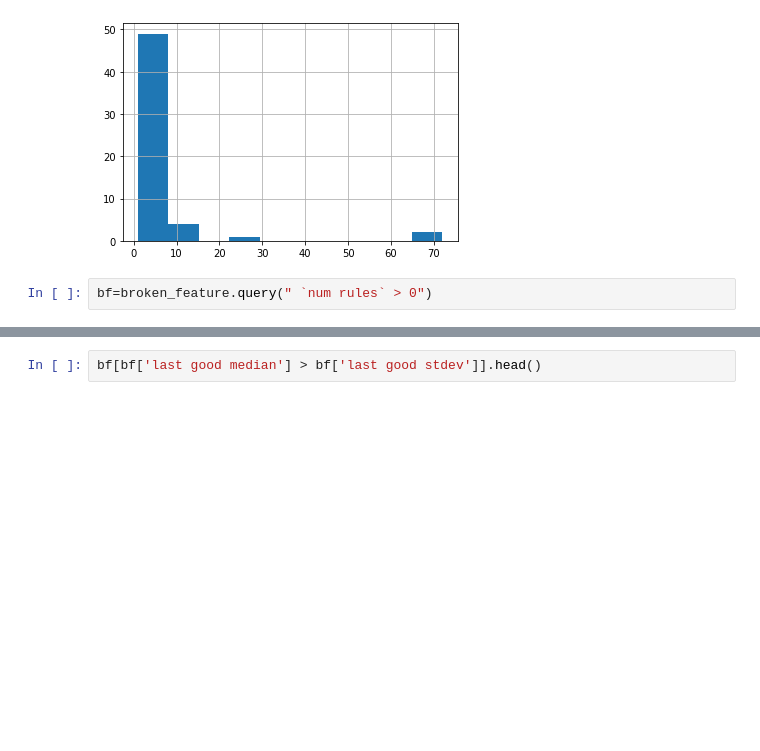
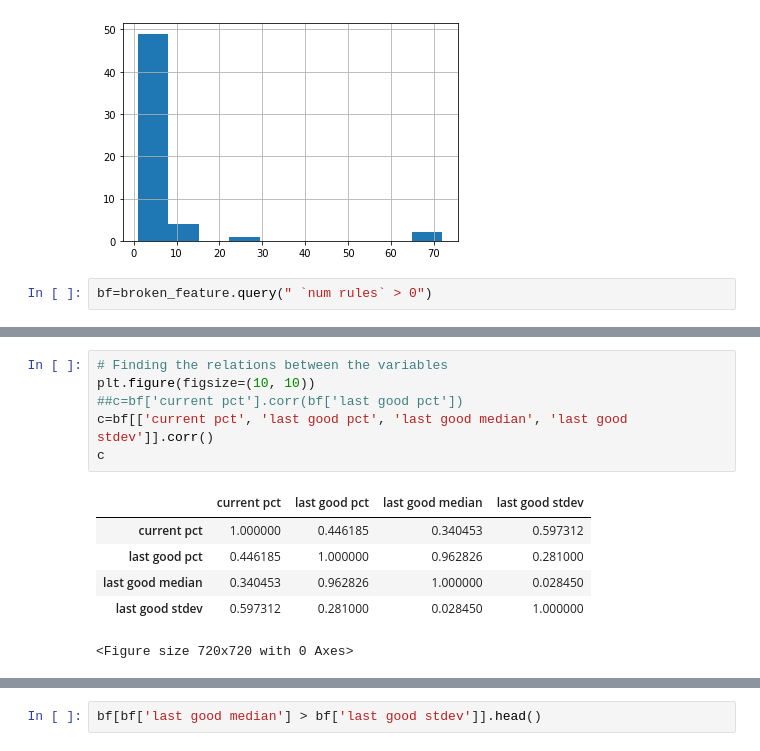
Before and after one commit to zhujune01/PythonCode, a Jupyter notebook: DataExploratory.ipynb, the cells around one changed output, grey strips where cells are left out. Drawn from its saved outputs; the diff is of its cells as text; blank space fills up the shorter version.

```diff
--- a/DataExploratory.ipynb
+++ b/DataExploratory.ipynb
@@ -111,0 +152,13 @@ bf=broken_feature.query(" `num rules` > 0")
+# %%
+# Finding the relations between the variables
+plt.figure(figsize=(10, 10))
+##c=bf['current pct'].corr(bf['last good pct'])
+c=bf[['current pct', 'last good pct', 'last good median', 'last good stdev']].corr()
+c
+# %% [output]
+|  | current pct | last good pct | last good median | last good stdev |
+| current pct | 1.000000 | 0.446185 | 0.340453 | 0.597312 |
+| last good pct | 0.446185 | 1.000000 | 0.962826 | 0.281000 |
+| last good median | 0.340453 | 0.962826 | 1.000000 | 0.028450 |
+| last good stdev | 0.597312 | 0.281000 | 0.028450 | 1.000000 |
+<Figure size 720x720 with 0 Axes>
```
Also changed, not shown: parts of 5 cells of this notebook.
